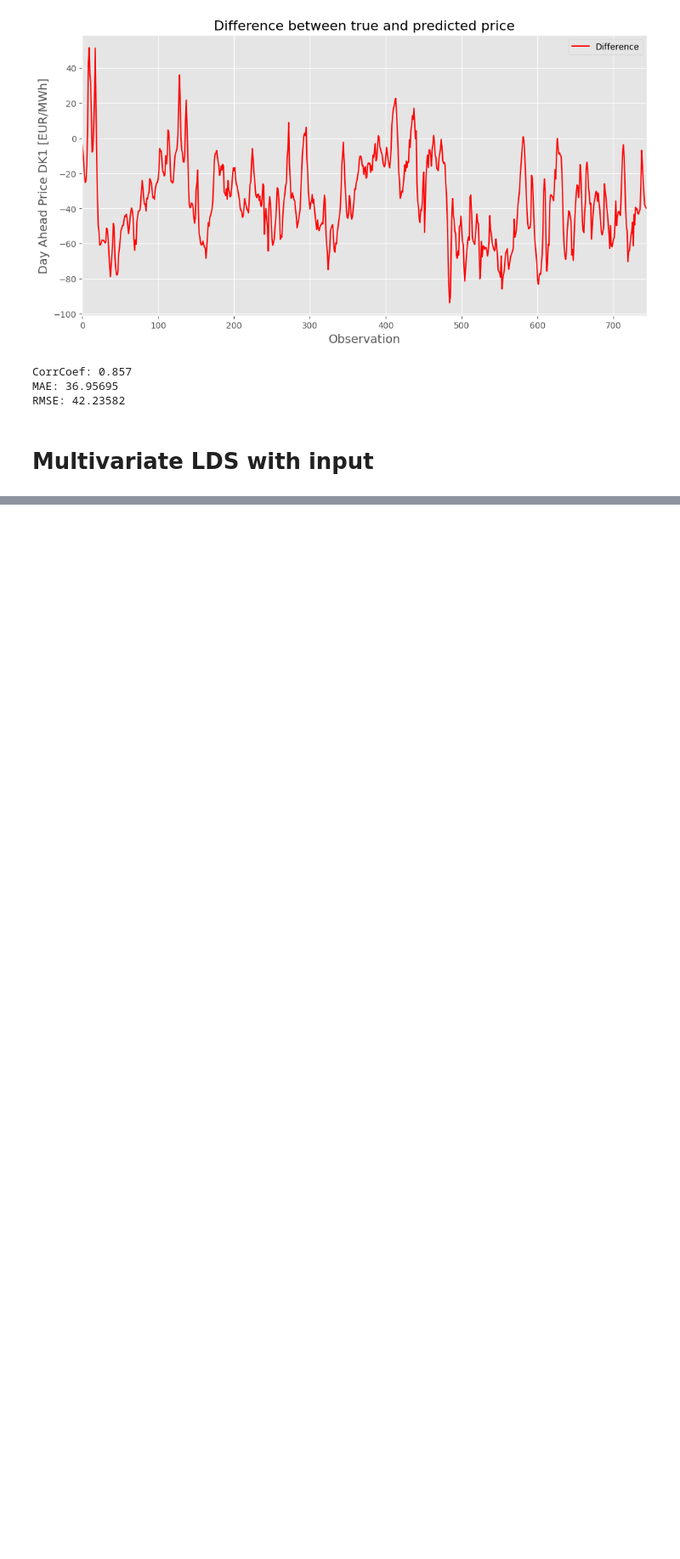
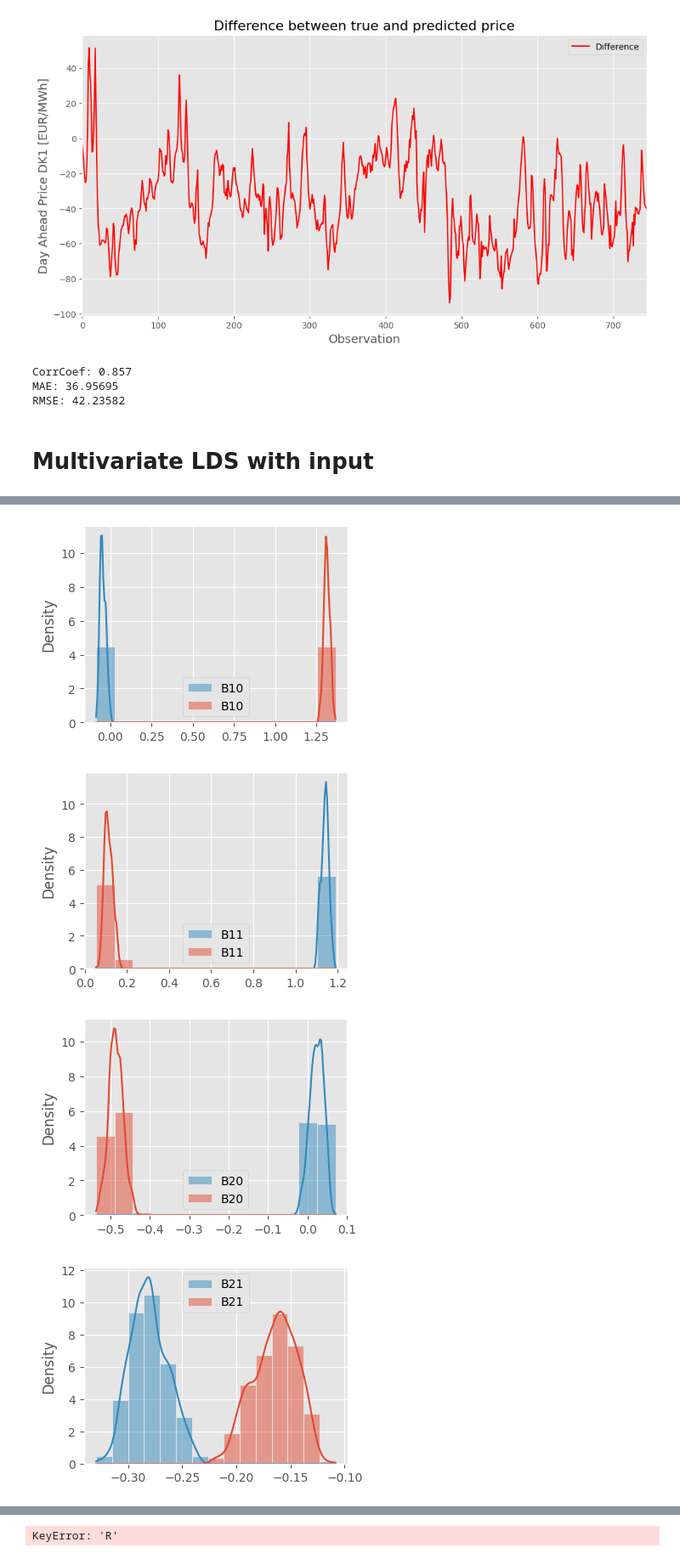
Before and after one commit to SorenBlattBendtsen/model_based, a Jupyter notebook: temporalModel.ipynb, the cells around one changed output, grey strips where cells are left out. Shown at 85% size. Saved outputs shown, nothing was run; the diff lists cells and outputs as text; code cells hidden in the pictures; blank space fills up the shorter version.

Commit message:
Multivariate LDS with inputs

```diff
--- a/temporalModel.ipynb
+++ b/temporalModel.ipynb
@@ -223,0 +325,18 @@ RMSE: 42.23582
+# %%
+def f(carry, input_t):
+    # carry contains:
+    #   B       : sampled from a prior
+    #   W       : sampled from prior i guess
+    #   h_prev  : the previous value
+    #   tau     : parameter for parametrization of noise
+    B1, B2, W, h_prev1, h_prev2, tau = carry
+    # inputs are:
+    #   noise_t : noise at time stamp t
+    #   x_t     : input weather data at time stamp t
+    x_t, noise_t = input_t
+    # Calculation
+    h_t = jnp.matmul(B1,h_prev1) + jnp.matmul(B2,h_prev2) + jnp.matmul(W, x_t) + tau*noise_t
+    h_prev2 = h_prev1
+    h_prev1 = h_t
+
+    return (B1,B2, W, h_prev1,h_prev2, tau), h_t
@@ -223,0 +385,7 @@ RMSE: 42.23582
+# %%
+rng_key = random.PRNGKey(0)
+rng_key, rng_key_ = random.split(rng_key)
+nuts_kernel = NUTS(model=model)
+mcmc = MCMC(nuts_kernel, num_samples=1000, num_warmup=1000, num_chains=2)
+mcmc.run(rng_key_, T=T, T_forecast=T_forecast,
+         x_t=x, obs=y)
@@ -223,0 +396,16 @@ RMSE: 42.23582
+# %%
+hmc_samples = {k: v for k, v in mcmc.get_samples().items()}
+# %%
+nodes = ["B1", "B2", "tau", "R"]
+for node in nodes:
+  if node in ("B1", "B2", "tau"):
+    for i in range(M):
+      plt.figure(figsize=(4,3))
+      sns.histplot(hmc_samples[node][:,i], label=node+"%d"%i, kde=True, stat="density")
+      plt.legend()
+    plt.show()
+# %% [output]
+[figure, added]
+[figure, added]
+[figure, added]
+[figure, added]
@@ -223,0 +414 @@ RMSE: 42.23582
+KeyError: 'R'
```
Also changed, not shown: parts of 8 cells of this notebook.
